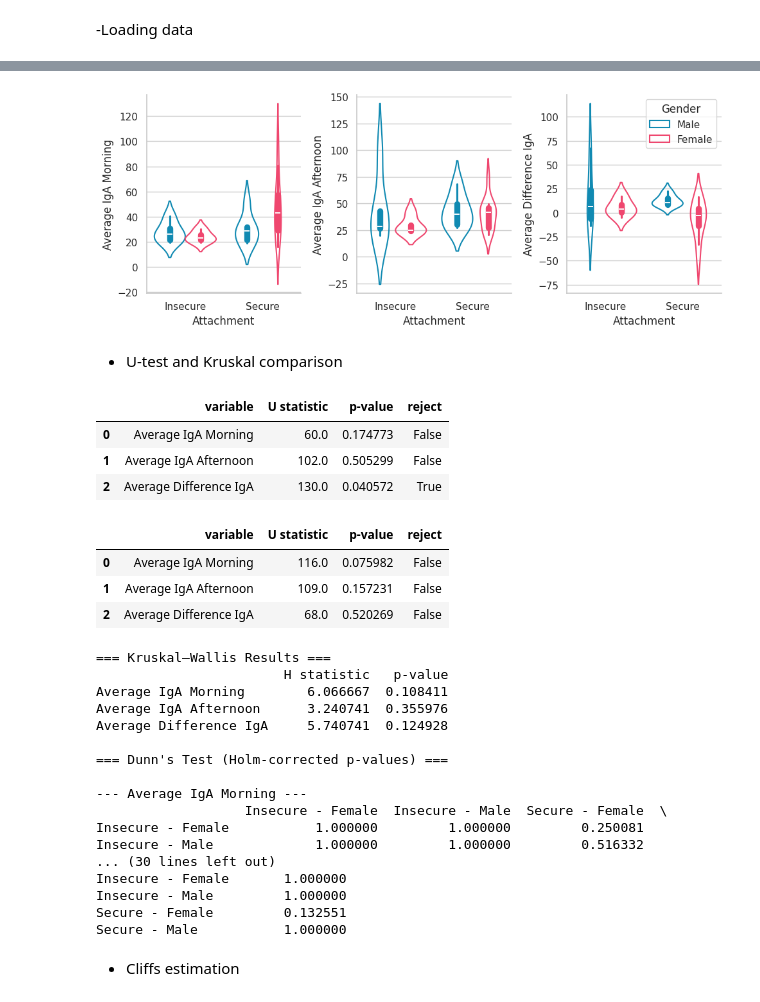
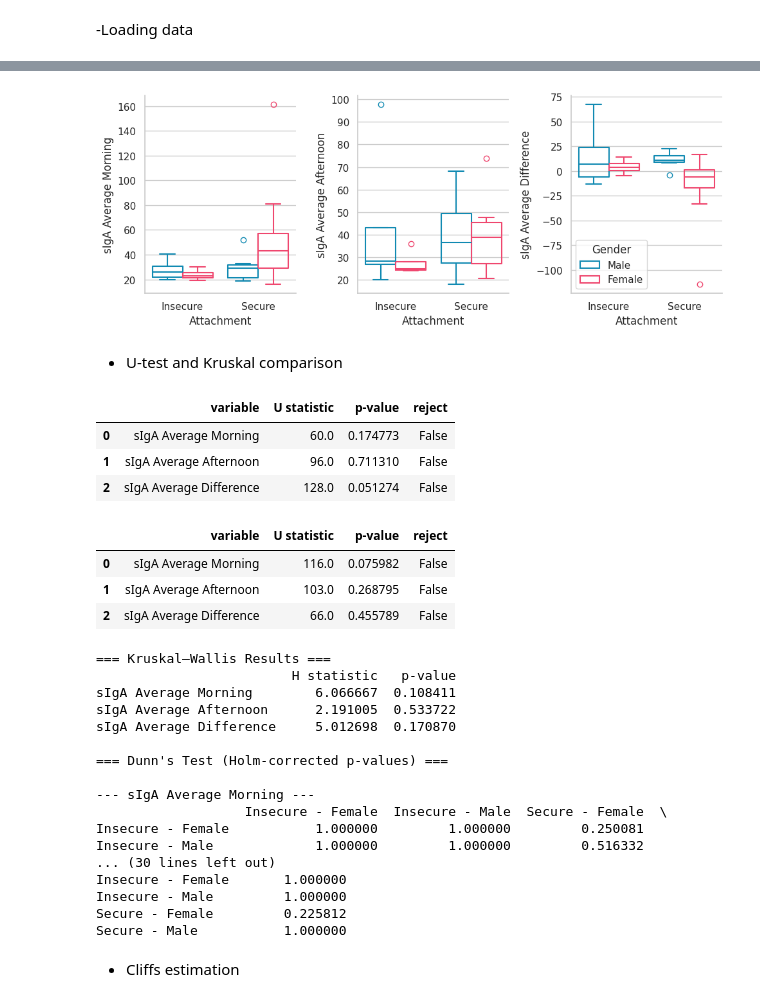
Before and after one commit to dMedinaO/IgA_attachment_analysis, a Jupyter notebook: scripts/3_descriptive_analysis_IGA.ipynb, the cells around one changed output, grey strips where cells are left out. Saved outputs shown, nothing was run; the diff lists cells and outputs as text; code cells hidden in the pictures.

```diff
--- a/scripts/3_descriptive_analysis_IGA.ipynb
+++ b/scripts/3_descriptive_analysis_IGA.ipynb
@@ -87,6 +87,6 @@ def cliffs_delta(x: pd.Series, y: pd.Series) -> Tuple[float, str]:
 # %% [markdown]
 -Loading data
 # %%
-df_data = pd.read_csv("../processed_data/1_processed_data.csv")
+df_data = pd.read_csv("../processed_data/1_processed_data_IgA.csv")
 df_data.head(5)
 # %% [output]
@@ -103,3 +105,6 @@ df_data.shape
+# %%
+df_data.columns = ['ID', 'Gender', 'sIgA Average Morning', 'sIgA Average Afternoon',
+       'sIgA Average Difference', 'Attachment']
 # %%
 df_data["Attachment"].value_counts()
 # %% [output]
@@ -127,0 +118,3 @@ df_data_clean.head(5)
+# %%
+df_data_plot = df_data[df_data["Attachment"] != "Unknown"]
+df_data_plot.head()
@@ -287,52 +290,52 @@ plt.tight_layout()
 # %%
 sns.set(style="whitegrid", font_scale=1)
 
 palette = {"Male": "#118AB2", "Female": "#EF476F"}
 
 f, axes = plt.subplots(1, 3, figsize=(10, 4), sharex=True)
 
-sns.violinplot(
-    data=df_data_clean,
-    y="Average IgA Morning",
+sns.boxplot(
+    data=df_data_plot,
+    y="sIgA Average Morning",
     x="Attachment",
     hue="Gender",
     ax=axes[0],
     fill=False,
     palette=palette,
     legend=False)
 
-sns.violinplot(
-    data=df_data_clean,
-    y="Average IgA Afternoon",
+sns.boxplot(
+    data=df_data_plot,
+    y="sIgA Average Afternoon",
     x="Attachment",
     hue="Gender",
     ax=axes[1],
     fill=False,
     palette=palette,
     legend=False)
 
-sns.violinplot(
-    data=df_data_clean,
-    y="Average Difference IgA",
+sns.boxplot(
+    data=df_data_plot,
+    y="sIgA Average Difference",
     x="Attachment",
     hue="Gender",
     ax=axes[2],
     palette=palette,
     fill=False)
 
 sns.despine()
 plt.tight_layout()
 # %% [output]
-[figure, old version]
+[figure, new version]
 # %% [markdown]
 - U-test and Kruskal comparison
 # %%
-iga_vars = ["Average IgA Morning", "Average IgA Afternoon", "Average Difference IgA"]
+iga_vars = ["sIgA Average Morning", "sIgA Average Afternoon", "sIgA Average Difference"]
 
 gender_results = []
 for var in iga_vars:
-    male_vals = df_data_clean[df_data_clean["Gender"] == "Male"][var]
-    female_vals = df_data_clean[df_data_clean["Gender"] == "Female"][var]
+    male_vals = df_data_plot[df_data_plot["Gender"] == "Male"][var]
+    female_vals = df_data_plot[df_data_plot["Gender"] == "Female"][var]
     stat, p = mannwhitneyu(male_vals, female_vals, alternative='two-sided')
     statistic_result = {"variable": var, "U statistic": stat, "p-value": p}
     gender_results.append(statistic_result)
@@ -342,14 +345,14 @@ gender_results["reject"] = gender_results["p-value"]<=0.05
 gender_results
 # %% [output]
 |  | variable | U statistic | p-value | reject |
-| 0 | Average IgA Morning | 60.0 | 0.174773 | False |
-| 1 | Average IgA Afternoon | 102.0 | 0.505299 | False |
-| 2 | Average Difference IgA | 130.0 | 0.040572 | True |
+| 0 | sIgA Average Morning | 60.0 | 0.174773 | False |
+| 1 | sIgA Average Afternoon | 96.0 | 0.711310 | False |
+| 2 | sIgA Average Difference | 128.0 | 0.051274 | False |
 # %%
 attachment_results = []
 for var in iga_vars:
-    secure_vals = df_data_clean[df_data_clean["Attachment"] == "Secure"][var]
-    insecure_vals = df_data_clean[df_data_clean["Attachment"] == "Insecure"][var]
+    secure_vals = df_data_plot[df_data_plot["Attachment"] == "Secure"][var]
+    insecure_vals = df_data_plot[df_data_plot["Attachment"] == "Insecure"][var]
     stat, p = mannwhitneyu(secure_vals, insecure_vals, alternative='two-sided')
     statistic_result = {"variable": var, "U statistic": stat, "p-value": p}
     attachment_results.append(statistic_result)
@@ -359,21 +362,15 @@ attachment_results["reject"] = attachment_results["p-value"]<=0.05
 attachment_results
 # %% [output]
 |  | variable | U statistic | p-value | reject |
-| 0 | Average IgA Morning | 116.0 | 0.075982 | False |
-| 1 | Average IgA Afternoon | 109.0 | 0.157231 | False |
-| 2 | Average Difference IgA | 68.0 | 0.520269 | False |
+| 0 | sIgA Average Morning | 116.0 | 0.075982 | False |
+| 1 | sIgA Average Afternoon | 103.0 | 0.268795 | False |
+| 2 | sIgA Average Difference | 66.0 | 0.455789 | False |
 # %%
-df_data_clean["Group"] = df_data_clean["Attachment"] + " - " + df_data_clean["Gender"]
-
-iga_vars = [
-    "Average IgA Morning",
-    "Average IgA Afternoon",
-    "Average Difference IgA"
-]
+df_data_plot["Group"] = df_data_plot["Attachment"] + " - " + df_data_plot["Gender"]
 
 kruskal_results = {}
 for var in iga_vars:
-    data = [group[var].values for name, group in df_data_clean.groupby("Group")]
+    data = [group[var].values for name, group in df_data_plot.groupby("Group")]
     stat, p = kruskal(*data)
     kruskal_results[var] = {"H statistic": stat, "p-value": p}
 kruskal_df = pd.DataFrame(kruskal_results).T
@@ -386,7 +383,7 @@ print("\n=== Dunn's Test (Holm-corrected p-values) ===")
 for var in iga_vars:
     print(f"\n--- {var} ---")
     posthoc = sp.posthoc_dunn(
-        df_data_clean,
+        df_data_plot,
         val_col=var,
         group_col="Group",
         p_adjust='holm'
@@ -394,21 +391,21 @@ for var in iga_vars:
     print(posthoc)
 # %% [output]
 === Kruskal–Wallis Results ===
-                        H statistic   p-value
-Average IgA Morning        6.066667  0.108411
-Average IgA Afternoon      3.240741  0.355976
-Average Difference IgA     5.740741  0.124928
+                         H statistic   p-value
+sIgA Average Morning        6.066667  0.108411
+sIgA Average Afternoon      2.191005  0.533722
+sIgA Average Difference     5.012698  0.170870
 
 === Dunn's Test (Holm-corrected p-values) ===
 
---- Average IgA Morning ---
+--- sIgA Average Morning ---
                    Insecure - Female  Insecure - Male  Secure - Female  \
 Insecure - Female           1.000000         1.000000         0.250081
 Insecure - Male             1.000000         1.000000         0.516332
 ... (30 lines left out)
 Insecure - Female       1.000000
 Insecure - Male         1.000000
-Secure - Female         0.132551
+Secure - Female         0.225812
 Secure - Male           1.000000
 # %% [markdown]
 - Cliffs estimation
```
Also changed, not shown: parts of 60 cells of this notebook, 2 other files.
